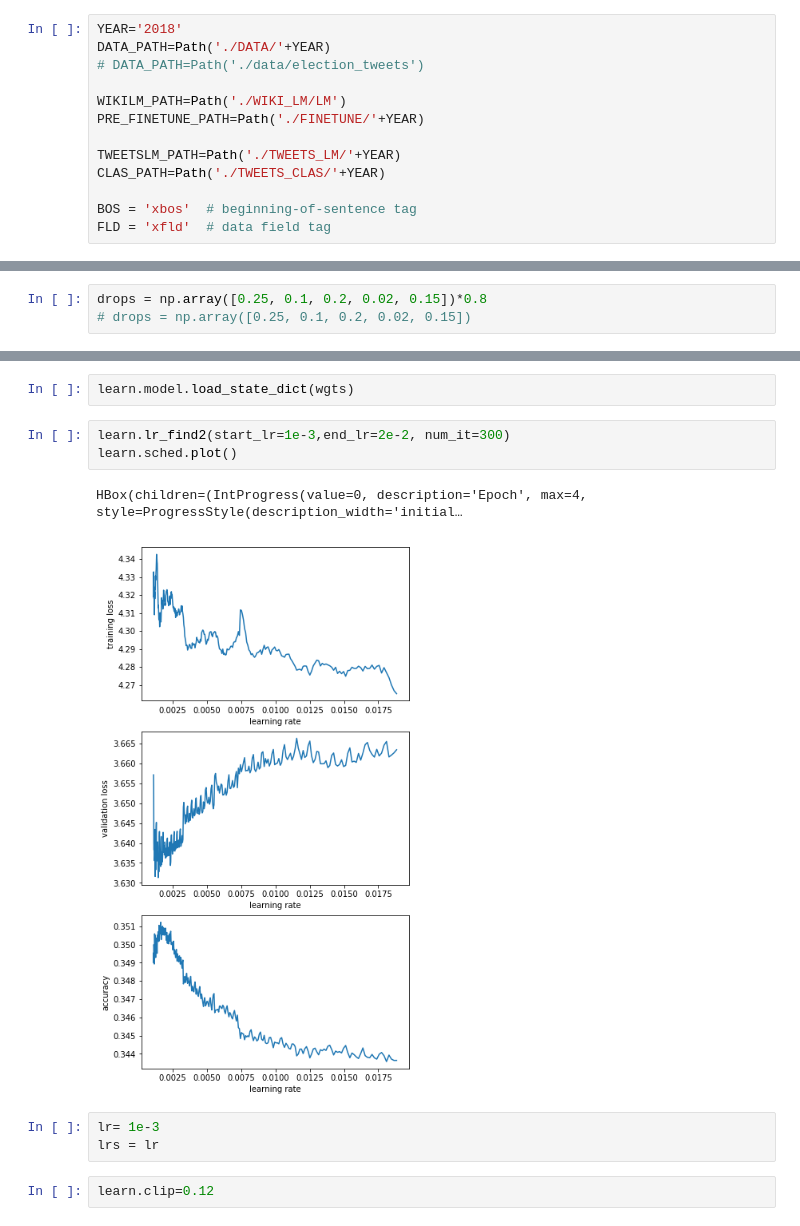
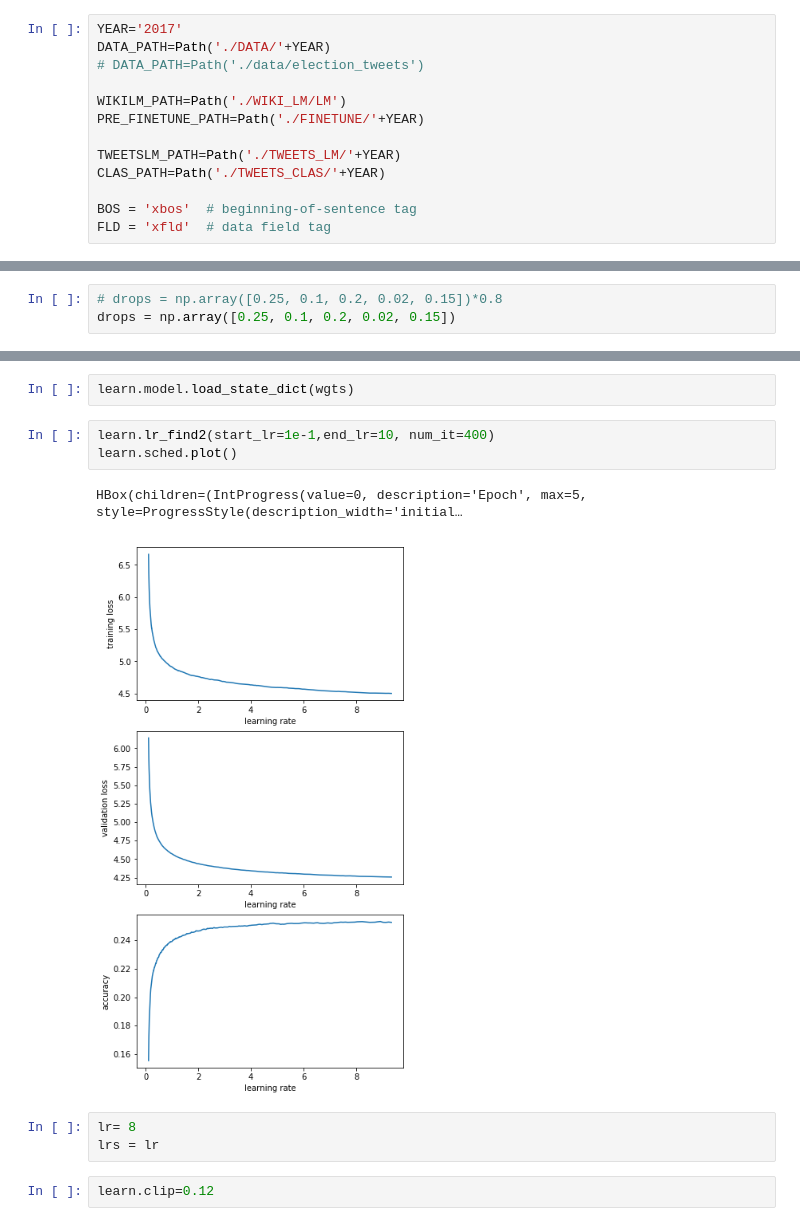
Before and after one commit to dpalominop/ULMFit, a Jupyter notebook: Classifier.ipynb, the cells around one changed output, grey strips where cells are left out. Cells and saved outputs as stored; diff of their text form.

```diff
--- a/Classifier.ipynb
+++ b/Classifier.ipynb
@@ -22,7 +22,7 @@ from sklearn.metrics import f1_score, confusion_matrix
 
 np.random.seed(52)
 # %%
-YEAR='2018'
+YEAR='2017'
 DATA_PATH=Path('./DATA/'+YEAR)
 # DATA_PATH=Path('./data/election_tweets')
 
@@ -524,7 +520,7 @@ val_dl = LanguageModelLoader(val_lm, bs, bptt)
 md = LanguageModelData(TWEETSLM_PATH, 1, vs, trn_dl, val_dl, bs=bs, bptt=bptt)
 # %%
-drops = np.array([0.25, 0.1, 0.2, 0.02, 0.15])*0.8
-# drops = np.array([0.25, 0.1, 0.2, 0.02, 0.15])
+# drops = np.array([0.25, 0.1, 0.2, 0.02, 0.15])*0.8
+drops = np.array([0.25, 0.1, 0.2, 0.02, 0.15])
 # %%
 learn = md.get_model(opt_fn, em_sz, nh, nl, dropouti=drops[0], dropout=drops[1], wdrop=drops[2], dropoute=drops[3], dropouth=drops[4])
 
@@ -533,13 +529,13 @@ learn.unfreeze()
 # %%
 learn.model.load_state_dict(wgts)
 # %%
-learn.lr_find2(start_lr=1e-3,end_lr=2e-2, num_it=300)
+learn.lr_find2(start_lr=1e-1,end_lr=10, num_it=400)
 learn.sched.plot()
 # %% [output]
-HBox(children=(IntProgress(value=0, description='Epoch', max=4, style=ProgressStyle(description_width='initial…
+HBox(children=(IntProgress(value=0, description='Epoch', max=5, style=ProgressStyle(description_width='initial…
-[figure, old version]
+[figure, new version]
 # %%
-lr= 1e-3
+lr= 8
 lrs = lr
 # %%
 learn.clip=0.12
```
Also changed, not shown: parts of 40 cells of this notebook, 1 other file.
